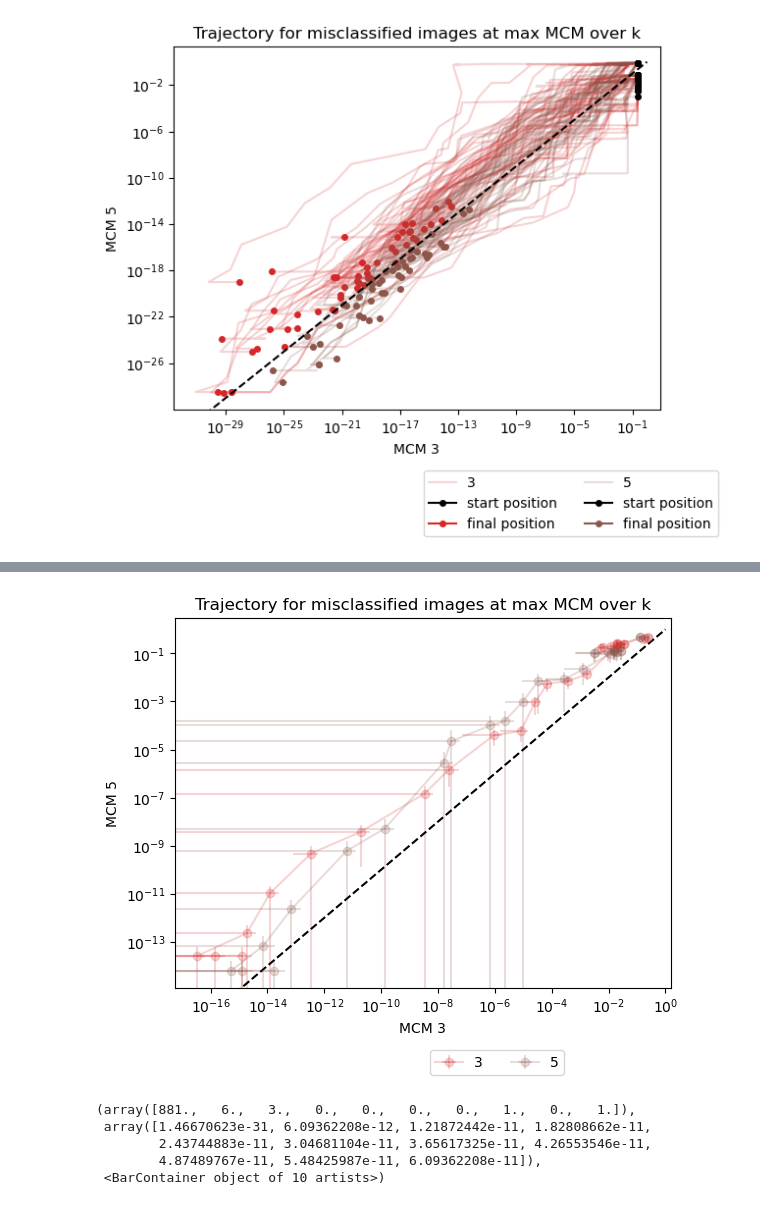
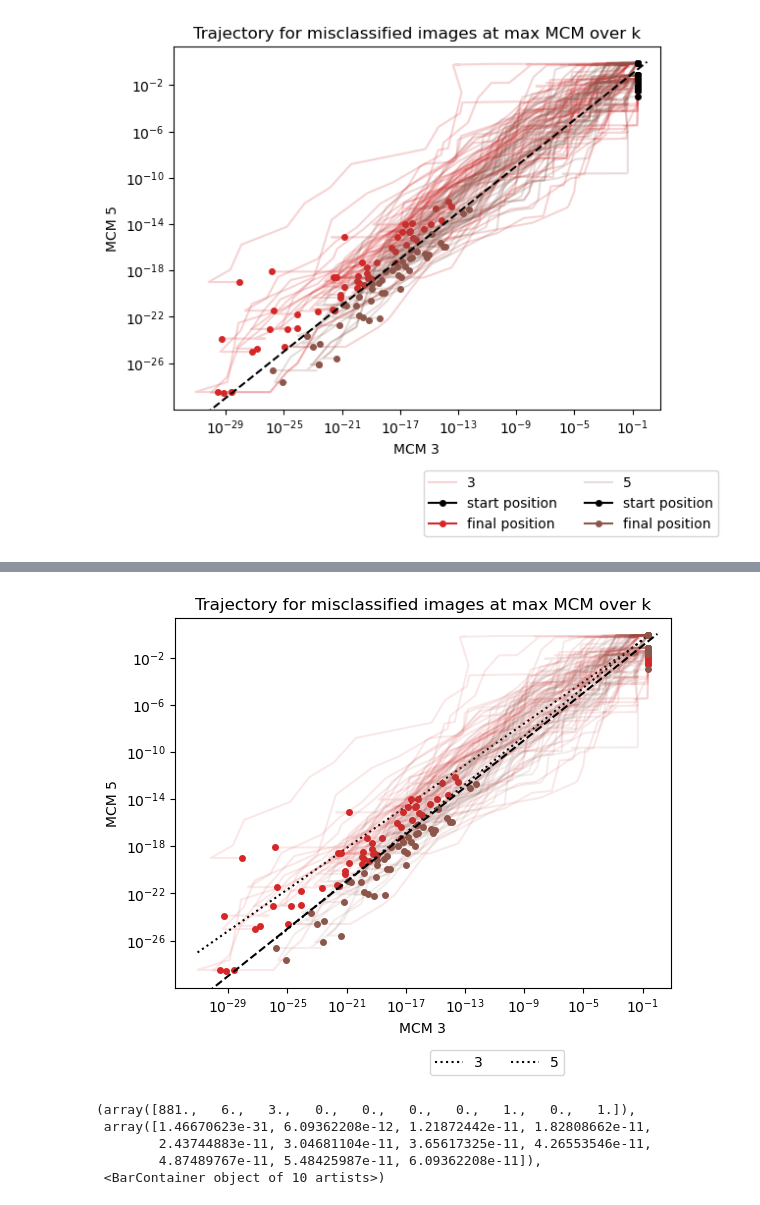
Before and after one commit to PaulHosek/MCM_classifier, a Jupyter notebook: Classifier_1/mcm/paper_plots/plots_misclassified_trajectory_byk.ipynb, the cells around one changed output, grey strips where cells are left out. Saved outputs shown, nothing was run; the diff lists cells and outputs as text; code cells hidden in the pictures.

Commit message:
ci mean loglog works now but not convinced

```diff
--- a/Classifier_1/mcm/paper_plots/plots_misclassified_trajectory_byk.ipynb
+++ b/Classifier_1/mcm/paper_plots/plots_misclassified_trajectory_byk.ipynb
@@ -179,35 +258,43 @@ data.shape
 # %%
 # working here. trying to aggregate somehow. could do mean, ci, 2-3 example ones
 # FIXME, when comparing this to the image above, the means and errors seem wrong here
     # this is because x and y coordinates are dependent on each other, if i take the mean over differnt images x's then its gonna be at different points
 fig, ax1 = plt.subplots()
 
 colors = myplot.get_list_fromcmap("tab10", N=10)
 
 for dig_i, data in enumerate(all_misc): # shape each (mcm_idx, icc, image)
 
-    mean = np.mean(data,axis=2)
-    sem = stats.sem(data,axis=2)
-    confidence_interval = 1.96 * sem  # 95% confidence interval
+    common_x, mean_y, ci_lower, ci_upper = compute_mean_and_ci_loglog(data, degree=1)
+    # plt.fill_between(common_x, ci_lower, ci_upper, color=colors[digit_pair[dig_i]], alpha=0.2, label='95% CI')
+    plt.plot(common_x, mean_y, 'k:', label=f"{digit_pair[dig_i]}")
 
-    # for i in range(2):
-    ax1.errorbar(mean[0],mean[1], xerr=confidence_interval[0], yerr=confidence_interval[1], fmt='-o', label=f"{digit_pair[dig_i]}", alpha=.2, color=colors[digit_pair[dig_i]])
+    for i in range(data.shape[2]):
+        x = data[0, :, i]
+        y = data[1, :, i]
+
+        plt.plot(x, y, color=colors[digit_pair[dig_i]], alpha=.1)
+        plt.plot(x[0], y[0], marker="o", color=colors[digit_pair[dig_i]], markersize=4)  # First point marker
+        plt.plot(x[-1], y[-1], marker="o", color=colors[digit_pair[dig_i]], markersize=4)  # Last point marker
+
+    # # for i in range(2):
+    # ax1.errorbar(mean[0],mean[1], xerr=confidence_interval[0], yerr=confidence_interval[1], fmt='-o', label=f"{digit_pair[dig_i]}", alpha=.2, color=colors[digit_pair[dig_i]])
 
 # plt.plot(res[0],res[1], color=colors[digit_pair[dig_i]],fmt="-o", label=f"{digit_pair[dig_i]}", alpha=.2)
 
 plt.ylabel(f"MCM {digit_pair[1]}")
 plt.xlabel(f"MCM {digit_pair[0]}")
 plt.legend(loc="upper left", bbox_to_anchor=(0.5, -0.15), ncol=2)
 plt.xscale("log")
 plt.yscale("log")
 
 plt.autoscale(False)
 plt.plot([0, 1], [0, 1], 'k--')  # Diagonal line
 
 plt.title(f"Trajectory for misclassified images at max MCM over k")
 plt.show()
 # %% [output]
-[figure, old version]
+[figure, new version]
 # %%
 res = all_byk_pair[0][-1,:,0]
 plt.hist(res)
```
Also changed, not shown: parts of 5 cells of this notebook.
